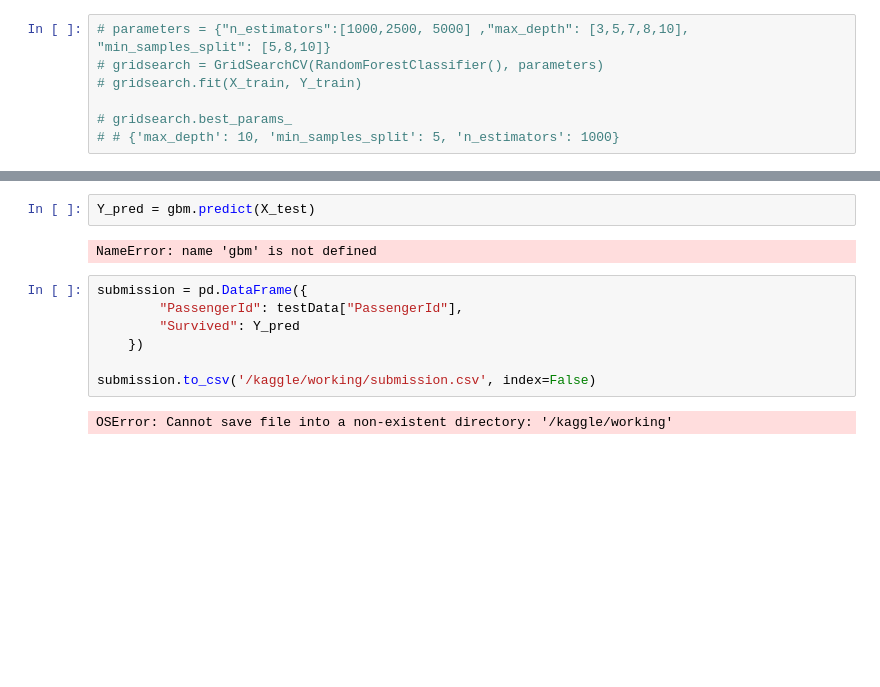
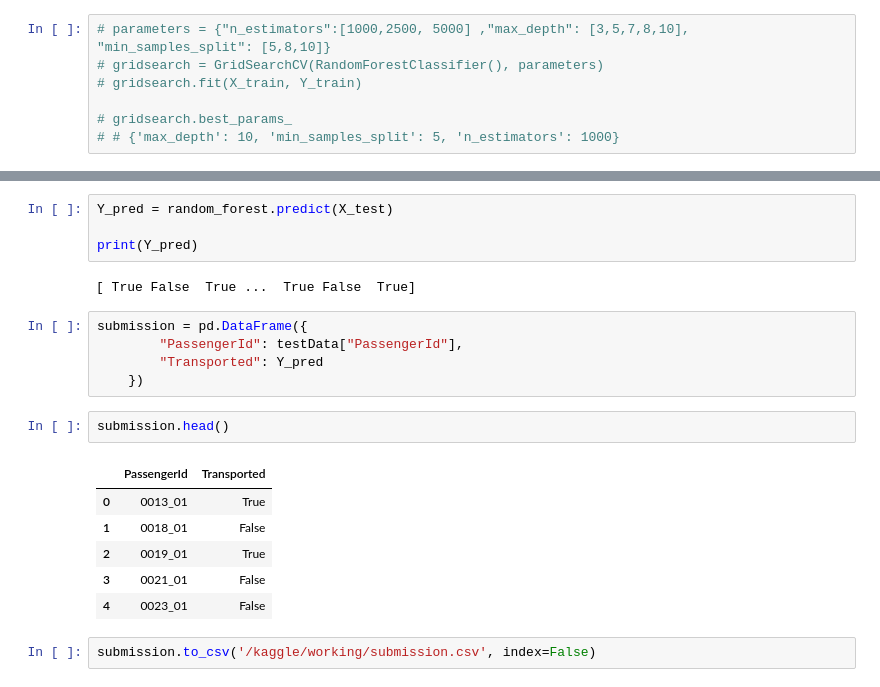
Before and after one commit to Clutch-Hinkle/kaggle-spaceship-titanic, a Jupyter notebook: spaceship-warmup.ipynb, the cells around one changed output, grey strips where cells are left out. Cells and saved outputs as stored; diff of their text form; blank space fills up the shorter version.

```diff
--- a/spaceShip[-warmup-comp.ipynb
+++ b/spaceship-warmup.ipynb
@@ -398,13 +400,22 @@ models.sort_values(by='Score', ascending=False)
 # %%
-Y_pred = gbm.predict(X_test)
+Y_pred = random_forest.predict(X_test)
+
+print(Y_pred)
 # %% [output]
-NameError: name 'gbm' is not defined
+[ True False  True ...  True False  True]
+# %%
+submission = pd.DataFrame({
+        "PassengerId": testData["PassengerId"],
+        "Transported": Y_pred
+    })
+# %%
+submission.head()
+# %% [output]
+|  | PassengerId | Transported |
+| 0 | 0013_01 | True |
+| 1 | 0018_01 | False |
+| 2 | 0019_01 | True |
+| 3 | 0021_01 | False |
+| 4 | 0023_01 | False |
 # %%
-submission = pd.DataFrame({
-        "PassengerId": testData["PassengerId"],
-        "Survived": Y_pred
-    })
-
 submission.to_csv('/kaggle/working/submission.csv', index=False)
-# %% [output]
-OSError: Cannot save file into a non-existent directory: '/kaggle/working'
```
Also changed, not shown: parts of 17 cells of this notebook.
